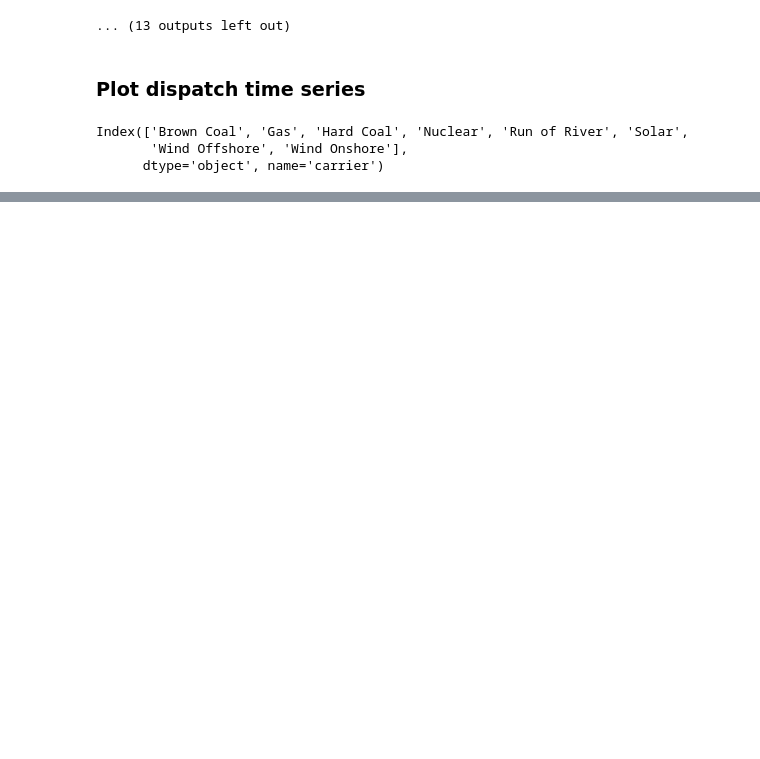
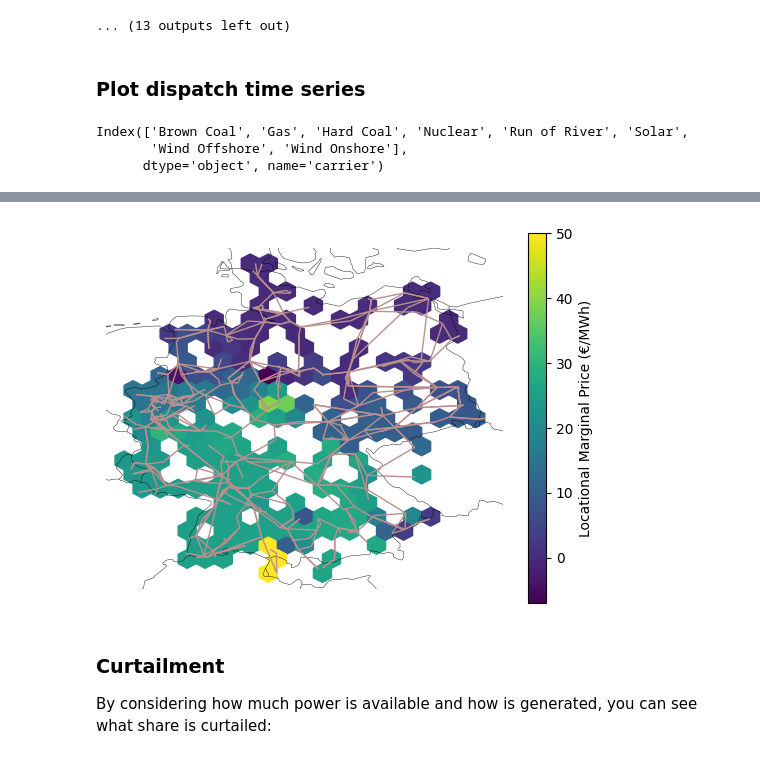
Before and after one commit to VeenaShirsath/Power-System-Optimization, a Jupyter notebook: german_example_1day_hourly_dispatch.ipynb, the cells around one changed output, grey strips where cells are left out. Saved outputs shown, nothing was run; the diff lists cells and outputs as text; code cells hidden in the pictures; blank space fills up the shorter version.

```diff
--- a/german_example_1day_hourly_dispatch.ipynb
+++ b/german_example_1day_hourly_dispatch.ipynb
@@ -327,0 +394,21 @@ p_by_carrier = p_by_carrier[cols]
+# %%
+fig, ax = plt.subplots(subplot_kw={"projection": ccrs.PlateCarree()})
+
+plt.hexbin(
+    n.buses.x,
+    n.buses.y,
+    gridsize=20,
+    C=n.buses_t.marginal_price.loc[now],
+    cmap="viridis",
+    zorder=-1,
+)
+n.plot(ax=ax, line_width=1, bus_size=0)
+
+cb = plt.colorbar(location="right")
+cb.set_label("Locational Marginal Price (€/MWh)")
+# %% [output]
+[figure, added]
+# %% [markdown]
+### Curtailment
+
+By considering how much power is available and how is generated, you can see what share is curtailed:
```
Also changed, not shown: parts of 28 cells of this notebook.
